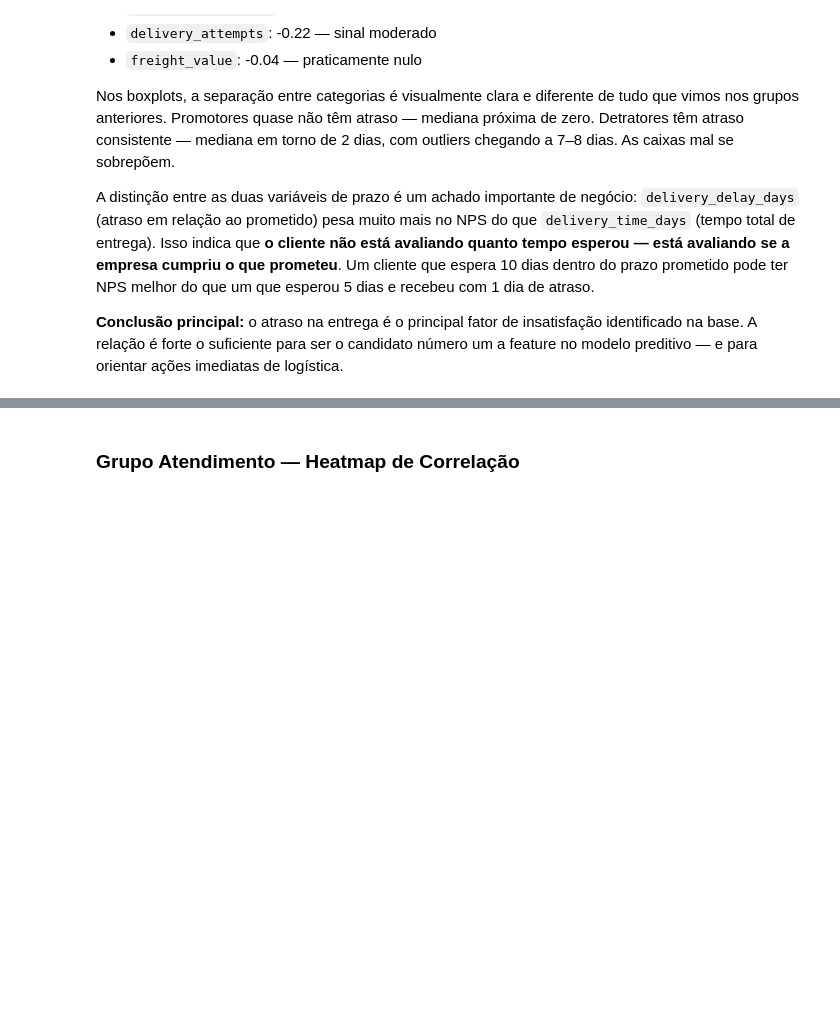
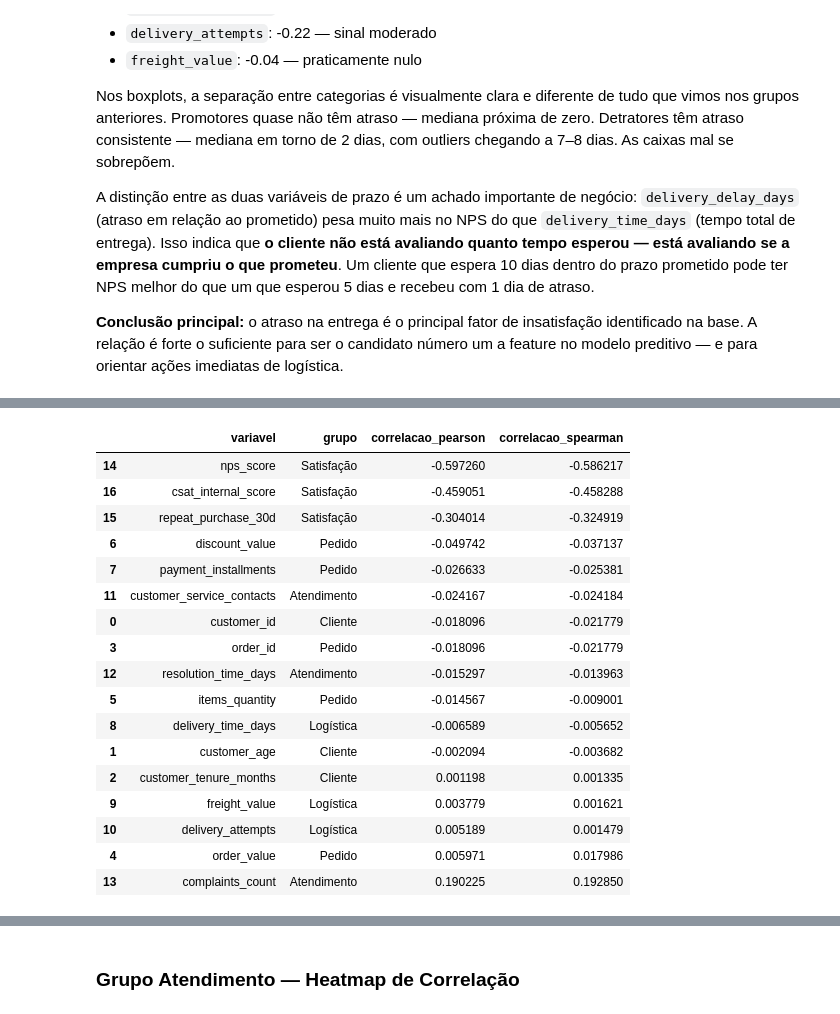
Before and after one commit to PHRaulino-Space/tech-challenge-fiap, a Jupyter notebook: notebooks/dados.ipynb, the cells around one changed output, grey strips where cells are left out. Drawn from its saved outputs; the diff is of its cells as text; code cells hidden in the pictures; blank space fills up the shorter version.

```diff
--- a/notebooks/dados.ipynb
+++ b/notebooks/dados.ipynb
@@ -609,0 +575,23 @@ um a feature no modelo preditivo — e para orientar ações imediatas de logís
+# %%
+corr_atraso[["variavel", "grupo", "correlacao_pearson", "correlacao_spearman"]].sort_values(
+    "correlacao_pearson"
+)
+# %% [output]
+|  | variavel | grupo | correlacao_pearson | correlacao_spearman |
+| 14 | nps_score | Satisfação | -0.597260 | -0.586217 |
+| 16 | csat_internal_score | Satisfação | -0.459051 | -0.458288 |
+| 15 | repeat_purchase_30d | Satisfação | -0.304014 | -0.324919 |
+| 6 | discount_value | Pedido | -0.049742 | -0.037137 |
+| 7 | payment_installments | Pedido | -0.026633 | -0.025381 |
+| 11 | customer_service_contacts | Atendimento | -0.024167 | -0.024184 |
+| 0 | customer_id | Cliente | -0.018096 | -0.021779 |
+| 3 | order_id | Pedido | -0.018096 | -0.021779 |
+| 12 | resolution_time_days | Atendimento | -0.015297 | -0.013963 |
+| 5 | items_quantity | Pedido | -0.014567 | -0.009001 |
+| 8 | delivery_time_days | Logística | -0.006589 | -0.005652 |
+| 1 | customer_age | Cliente | -0.002094 | -0.003682 |
+| 2 | customer_tenure_months | Cliente | 0.001198 | 0.001335 |
+| 9 | freight_value | Logística | 0.003779 | 0.001621 |
+| 10 | delivery_attempts | Logística | 0.005189 | 0.001479 |
+| 4 | order_value | Pedido | 0.005971 | 0.017986 |
+| 13 | complaints_count | Atendimento | 0.190225 | 0.192850 |
```
Also changed, not shown: parts of 73 cells of this notebook, 9 other files.
